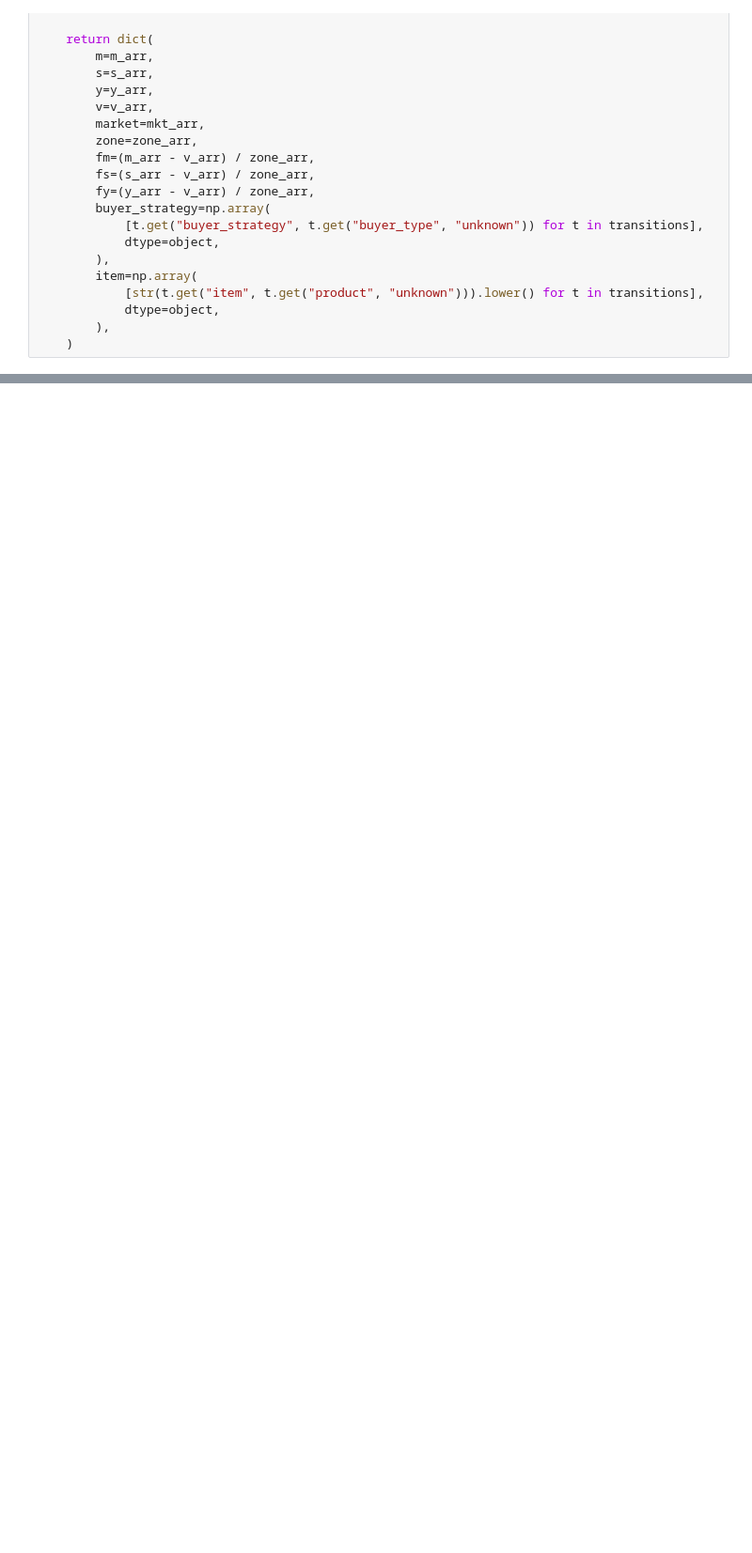
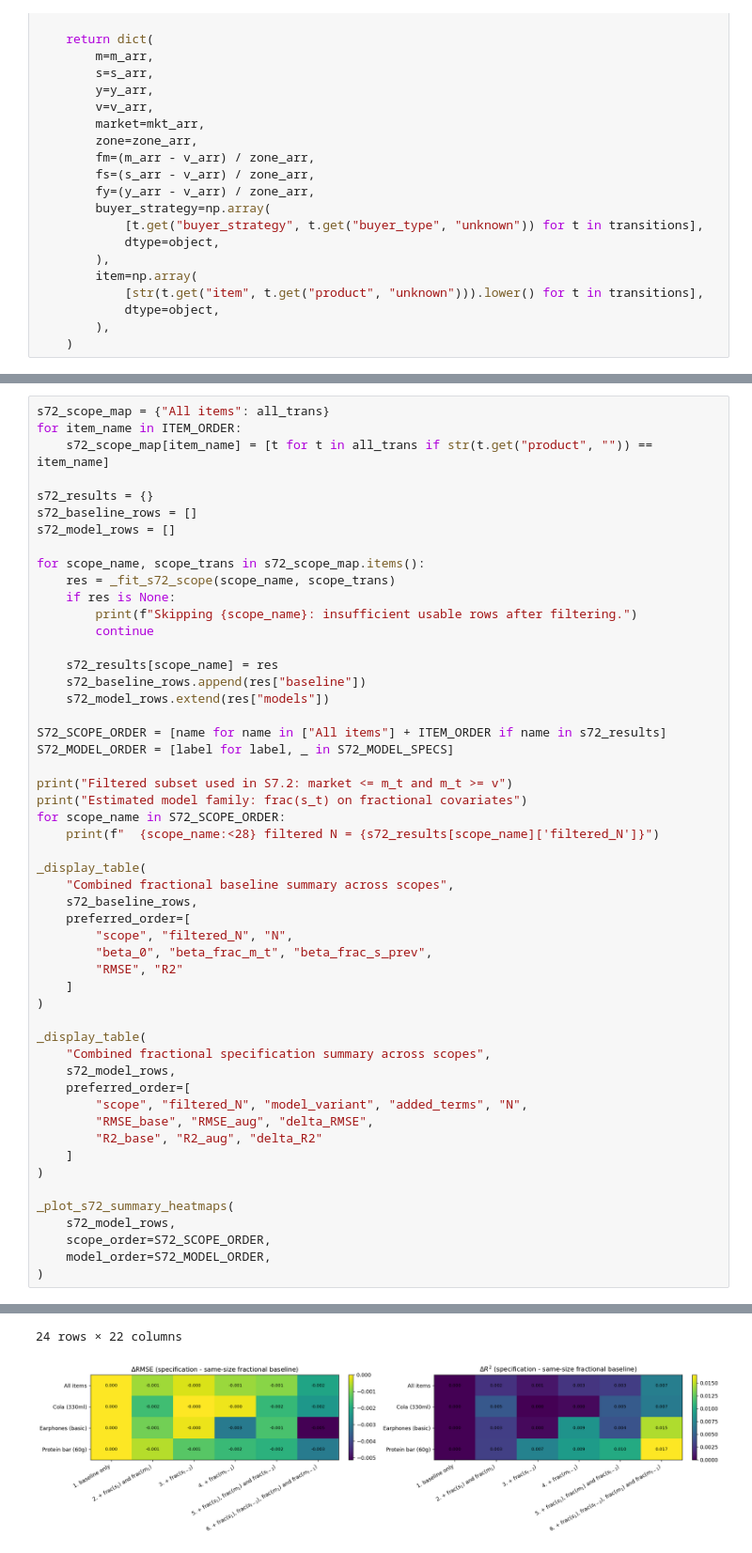
Before and after one commit to TurquoiseKitty/LLMNego_Plus, a Jupyter notebook: EXP/0413_final_validation_of_function_type/zone_analysis_fairness_responder.ipynb, the cells around one changed output, grey strips where cells are left out. Shown at 94% size. Cells and saved outputs as stored; diff of their text form; blank space fills up the shorter version.

```diff
--- a/EXP/0413_final_validation_of_function_type/zone_analysis_fairness_responder.ipynb
+++ b/EXP/0413_final_validation_of_function_type/zone_analysis_fairness_responder.ipynb
@@ -624,0 +946,53 @@ plot_item_true_vs_pred_split("Protein bar (60g)")
+# %%
+s72_scope_map = {"All items": all_trans}
+for item_name in ITEM_ORDER:
+    s72_scope_map[item_name] = [t for t in all_trans if str(t.get("product", "")) == item_name]
+
+s72_results = {}
+s72_baseline_rows = []
+s72_model_rows = []
+
+for scope_name, scope_trans in s72_scope_map.items():
+    res = _fit_s72_scope(scope_name, scope_trans)
+    if res is None:
+        print(f"Skipping {scope_name}: insufficient usable rows after filtering.")
+        continue
+
+    s72_results[scope_name] = res
+    s72_baseline_rows.append(res["baseline"])
+    s72_model_rows.extend(res["models"])
+
+S72_SCOPE_ORDER = [name for name in ["All items"] + ITEM_ORDER if name in s72_results]
+S72_MODEL_ORDER = [label for label, _ in S72_MODEL_SPECS]
+
+print("Filtered subset used in S7.2: market <= m_t and m_t >= v")
+print("Estimated model family: frac(s_t) on fractional covariates")
+for scope_name in S72_SCOPE_ORDER:
+    print(f"  {scope_name:<28} filtered N = {s72_results[scope_name]['filtered_N']}")
+
+_display_table(
+    "Combined fractional baseline summary across scopes",
+    s72_baseline_rows,
+    preferred_order=[
+        "scope", "filtered_N", "N",
+        "beta_0", "beta_frac_m_t", "beta_frac_s_prev",
+        "RMSE", "R2"
+    ]
+)
+
+_display_table(
+    "Combined fractional specification summary across scopes",
+    s72_model_rows,
+    preferred_order=[
+        "scope", "filtered_N", "model_variant", "added_terms", "N",
+        "RMSE_base", "RMSE_aug", "delta_RMSE",
+        "R2_base", "R2_aug", "delta_R2"
+    ]
+)
+
+_plot_s72_summary_heatmaps(
+    s72_model_rows,
+    scope_order=S72_SCOPE_ORDER,
+    model_order=S72_MODEL_ORDER,
+)
+# %% [output]
@@ -624,0 +1029,2 @@ plot_item_true_vs_pred_split("Protein bar (60g)")
+24 rows × 22 columns
+[figure, added]
```
Also changed, not shown: parts of 7 cells of this notebook, 3 other files.
